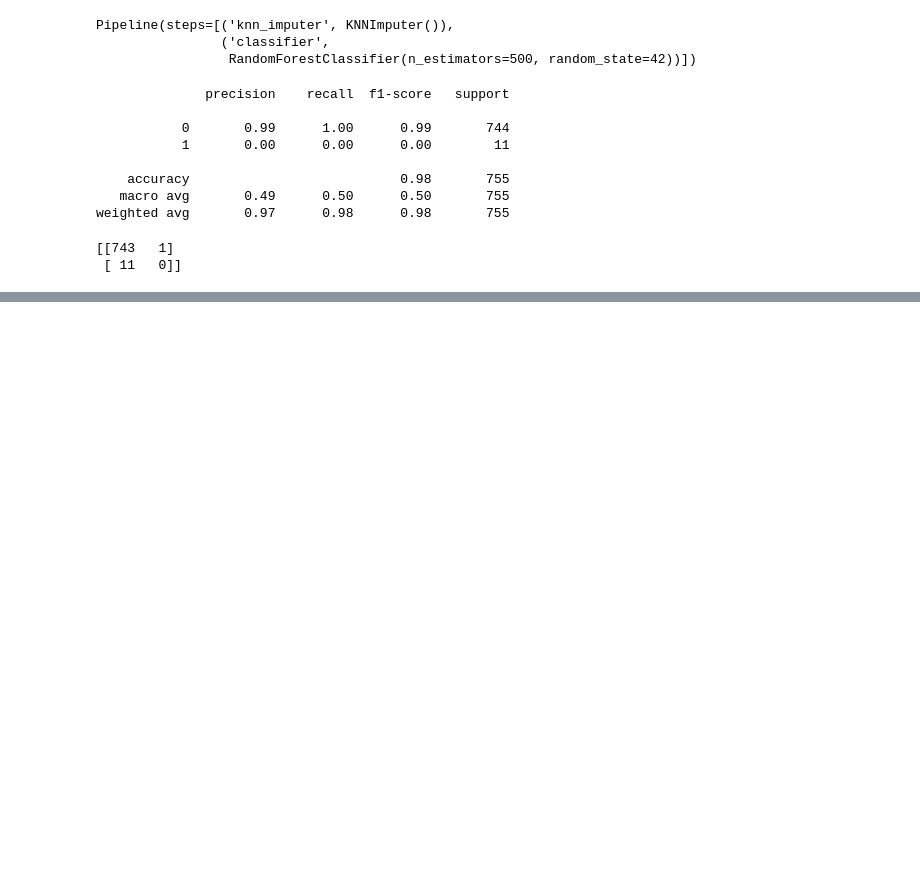
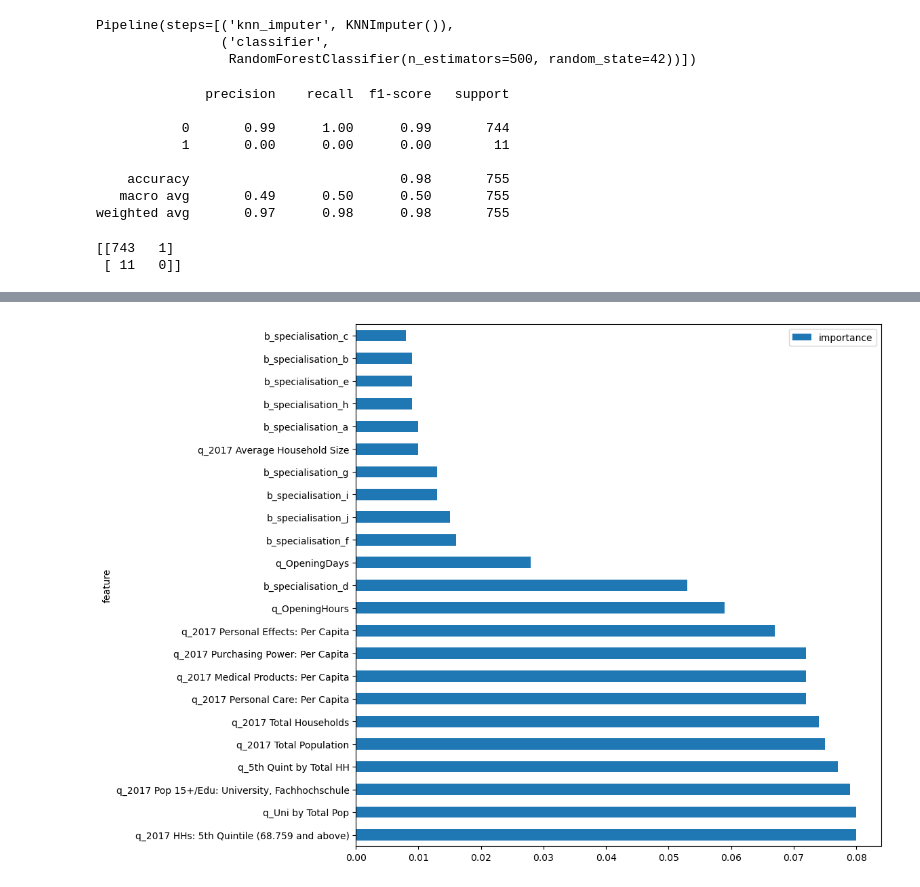
Before and after one commit to kalemaria/customer_lead_generator, a Jupyter notebook: customer_lead_generator_modelling.ipynb, the cells around one changed output, grey strips where cells are left out. Cells and saved outputs as stored; diff of their text form; code cells hidden in the pictures; blank space fills up the shorter version.

Commit message:
Add feature importance base on RFC

```diff
--- a/customer_lead_generator_modelling.ipynb
+++ b/customer_lead_generator_modelling.ipynb
@@ -391,0 +419,8 @@ Logistic: ROC AUC=0.775
+# %%
+rfc_importances = pd.DataFrame(
+    {"feature": X_train.columns, "importance": np.round(rfc.feature_importances_, 3)}
+)
+rfc_importances = rfc_importances.sort_values("importance", ascending=False).set_index(
+    "feature"
+)
+rfc_importances
@@ -391,0 +446,5 @@ Logistic: ROC AUC=0.775
+# %%
+f, ax = plt.subplots(figsize=(10, 10))
+rfc_importances.plot(kind="barh",ax=ax);
+# %% [output]
+[figure, added]
```
Also changed, not shown: parts of 9 cells of this notebook.
